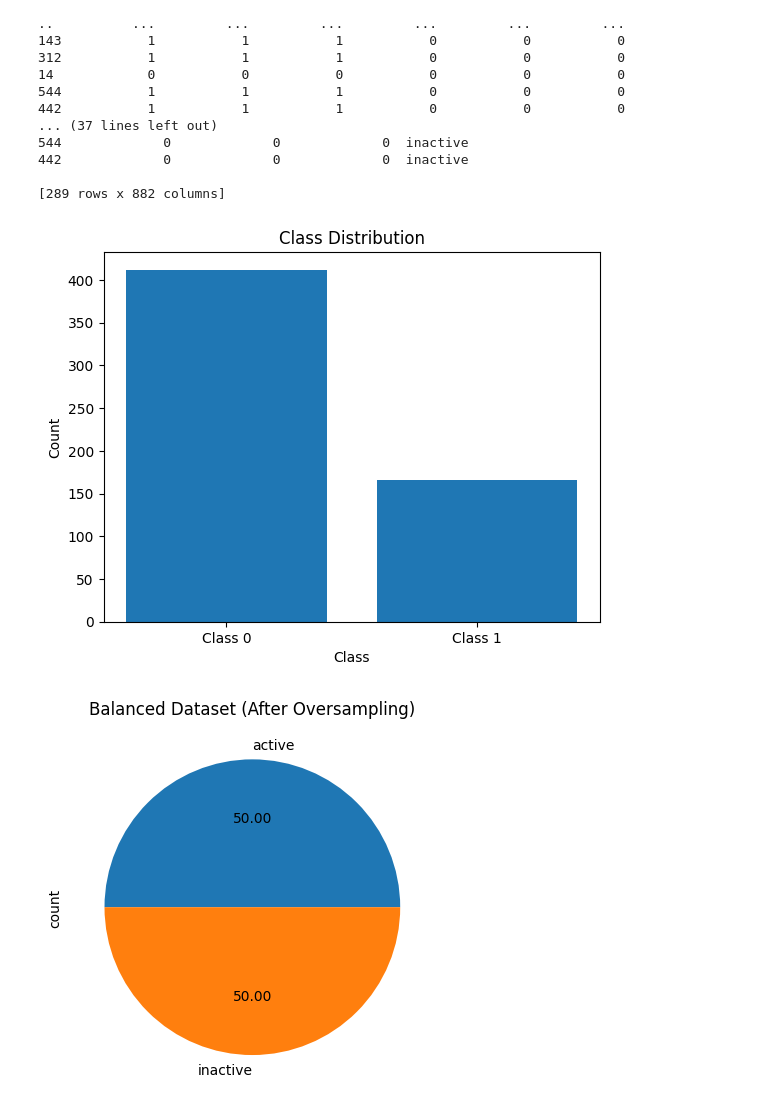
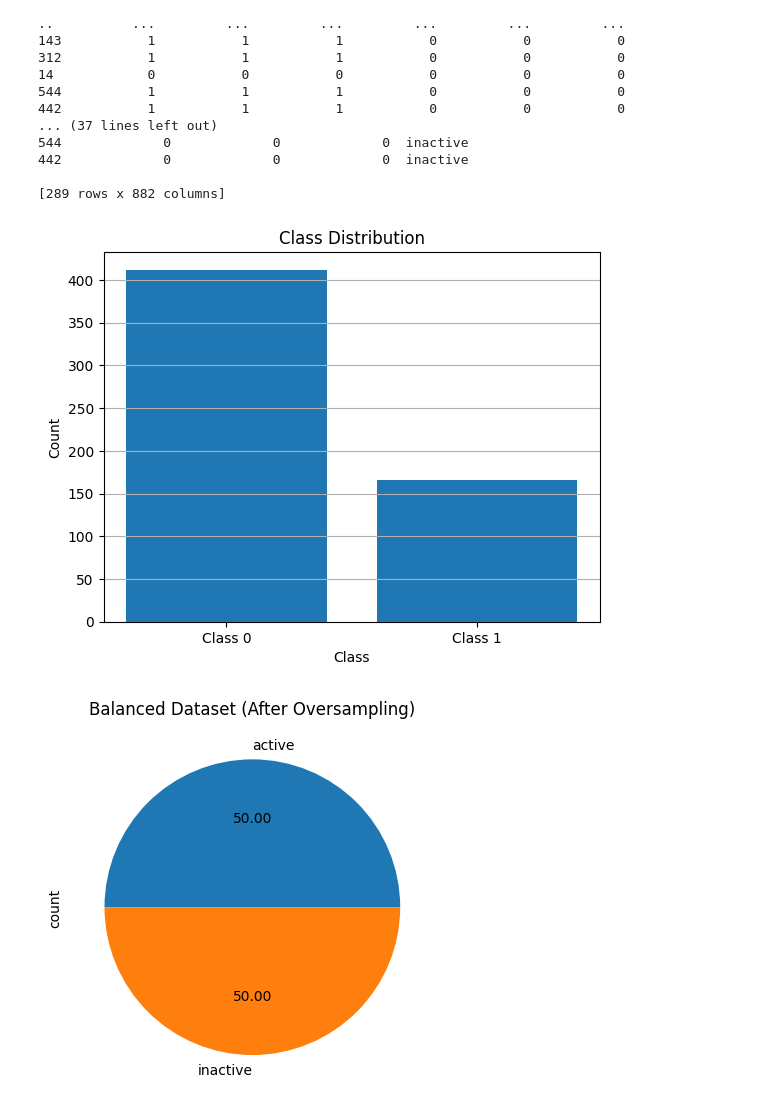
Before and after one commit to Sandip-Maity-2023/Logic-building-with-Python, a Jupyter notebook: Exploratory Data Analysis Lab/Day 6/05random sampling.ipynb, the cells around one changed output. Drawn from its saved outputs; the diff is of its cells as text; code cells hidden in the pictures.

```diff
--- a/Exploratory Data Analysis Lab/Day 6/05random sampling.ipynb
+++ b/Exploratory Data Analysis Lab/Day 6/05random sampling.ipynb
@@ -67,19 +70,24 @@ print(sampled_df)
 
 [289 rows x 882 columns]
 # %%
-import matplotlib.pyplot as plt
-import pandas as pd
+import matplotlib.pyplot as plt # Create a bar chart of the "Activity" column
+
+import pandas as pd # Load the data into a pandas DataFrame
 data = pd.read_csv('randomdata.csv')
-x=data.drop(["Activity"],axis=1)
-y=data["Activity"]
+x=data.drop(["Activity"],axis=1) # Drop the "Activity" column to get features
+# Split the data into training and testing sets (80% train, 20% test)
+y=data["Activity"] # Get the target variable
 
 count_class = y.value_counts() # Count the occurrences of each class
-plt.bar(count_class.index, count_class.values)
-plt.xlabel('Class')
-plt.ylabel('Count')
+plt.bar(count_class.index, count_class.values) # Create a bar chart of class counts
+# Set labels and title for the bar chart
+plt.xlabel('Class') # Set x-axis label
+plt.ylabel('Count') # Set y-axis label
+# Set title and x-ticks for the bar chart
 plt.title('Class Distribution')
-plt.xticks(count_class.index, ['Class 0', 'Class 1'])
+plt.xticks(count_class.index, ['Class 0', 'Class 1']) # Set x-ticks to class labels means 0 and 1
+plt.grid(axis='y') # Add grid lines for better readability
 plt.show()
 # %% [output]
-[figure, old version]
+[figure, new version]
 # %%
```
Also changed, not shown: parts of 12 cells of this notebook, 14 other files.
